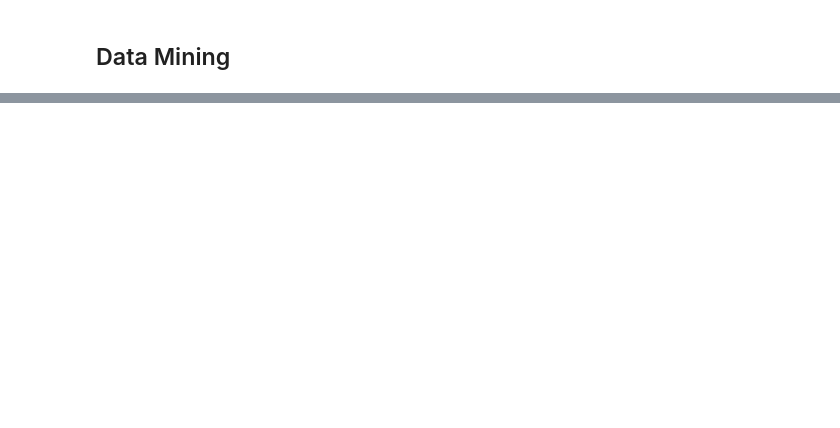
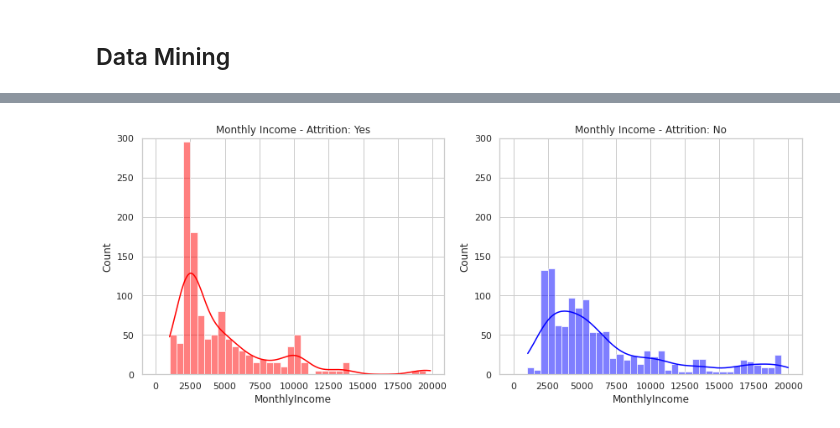
Before and after one commit to jhon232uoa/INFOSYS722-ITERATION-4, a Jupyter notebook: Employee_Attrition_Analysis.ipynb, the cells around one changed output, grey strips where cells are left out. Cells and saved outputs as stored; diff of their text form; code cells hidden in the pictures; blank space fills up the shorter version.

```diff
--- a/Employee_Attrition_Analysis.ipynb
+++ b/Employee_Attrition_Analysis.ipynb
@@ -1296,0 +1552,2 @@ UniqueDotExporter(root).to_picture("decision_tree_1.png")
+# %%
+df_dm = df_dma_remove
@@ -1297,21 +1574,25 @@ UniqueDotExporter(root).to_picture("decision_tree_1.png")
 # %%
-# Histogram of Age for Attrition
-df_age = df_dm.select("Age", "Attrition").toPandas()
+# Histogram of Monthly Income for Attrition
 
-bins = range(18, 60, 5)
-fig, (ax1, ax2) = plt.subplots(1, 2, figsize=(12, 5))
+attrition_yes = df_dm.filter(df_dm['Attrition'] == 1)
+attrition_no = df_dm.filter(df_dm['Attrition'] == 0)
 
-# first subplot (Attrition: Yes)
-counts1, edges1, _ = ax1.hist(df_age[df_age["Attrition"] == "Yes"]["Age"], bins=bins, orientation='horizontal', color='lightblue', edgecolor='black')
-ax1.set_xlabel('Age')
-ax1.set_ylabel('Count')
-ax1.set_title('Histogram of Age for Attrition: Yes')
+attrition_yes_pd = attrition_yes.select("MonthlyIncome").toPandas()
+attrition_no_pd = attrition_no.select("MonthlyIncome").toPandas()
 
-# second subplot (Attrition: No)
-counts2, edges2, _ = ax2.hist(df_age[df_age["Attrition"] == "No"]["Age"], bins=bins, orientation='horizontal', edgecolor='black')
-ax2.set_xlabel('Age')
-ax2.set_ylabel('')
-ax2.set_title('Histogram of Age for Attrition: No')
+bins = list(range(0, 20000, 500))
+
+fig, axes = plt.subplots(1, 2, figsize=(12, 5))
+
+sns.histplot(attrition_yes_pd, x="MonthlyIncome", bins=bins, kde=True, ax=axes[0], color='red')
+axes[0].set_title('Monthly Income - Attrition: Yes')
+axes[0].set_ylim([0, 300])
+
+sns.histplot(attrition_no_pd, x="MonthlyIncome", bins=bins, kde=True, ax=axes[1], color='blue')
+axes[1].set_title('Monthly Income - Attrition: No')
+axes[1].set_ylim([0, 300])
 
 plt.tight_layout()
 plt.show()
+# %% [output]
+[figure, added]
```
Also changed, not shown: parts of 28 cells of this notebook, 58 other files.
